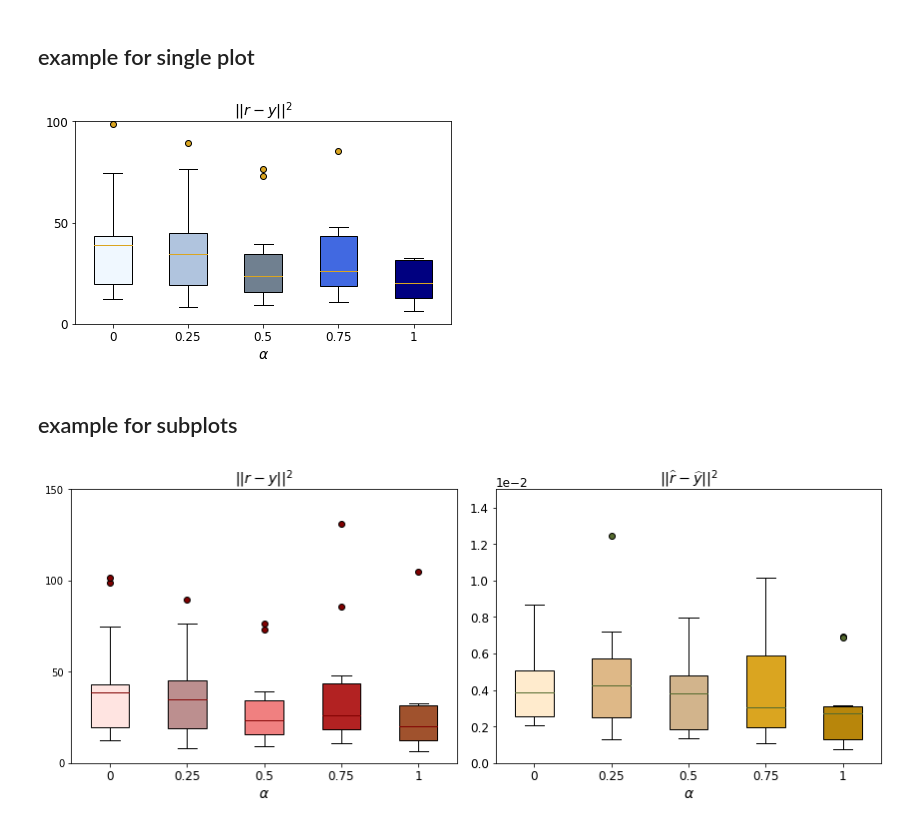
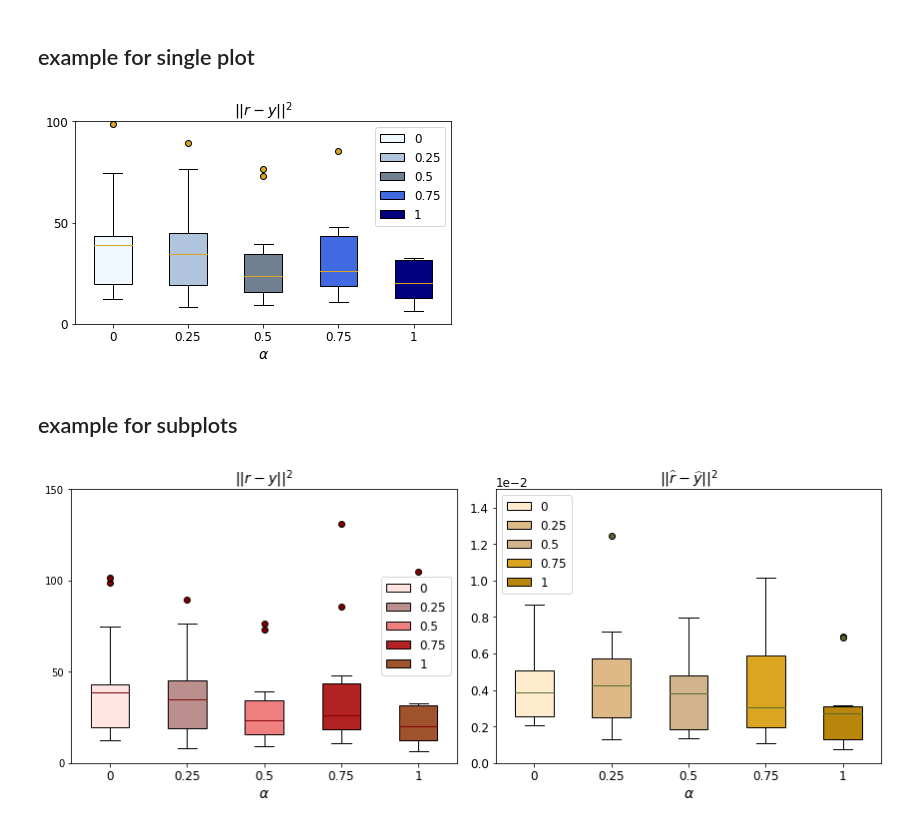
Before and after one commit to code2320/sensorimotor_fusion, a Jupyter notebook: analysis/Fusion analysis/example_plot.ipynb, the cells around one changed output. Saved outputs shown, nothing was run; the diff lists cells and outputs as text; code cells hidden in the pictures.

Commit message:
added legend

```diff
--- a/analysis/Fusion analysis/example_plot.ipynb
+++ b/analysis/Fusion analysis/example_plot.ipynb
@@ -217,24 +217,25 @@ MSEfvalues_ = [MSEfvalues[5],MSEfvalues[3],MSEfvalues[2],MSEfvalues[4],MSEfvalue
 # %%
 labels = ['0','0.25','0.5','0.75','1'] #slider : EMG
 boxcolors = ['aliceblue', 'lightsteelblue','slategrey','royalblue', 'navy']
 datas = MSEtvalues_
 yticks = [0.,50,100]
 
 bplot = plt.boxplot(datas, widths = 0.5,patch_artist=True,labels=labels, showfliers=True)
 for patch, color in zip(bplot['boxes'], boxcolors): # fill with colors
     patch.set_facecolor(color)
 for median in bplot['medians']:
     median.set(color = 'goldenrod', linewidth = 1)
 for flier in bplot['fliers']:
         flier.set(markerfacecolor = 'goldenrod')
 plt.xlabel(r'$\alpha$',fontsize = 14) #add x axis labels
 plt.ylim(0,100) # set y axis limit
 plt.yticks(yticks) #set y axis ticks
 plt.title(r'$||r-y||^2$')
 plt.tight_layout()
+plt.legend(bplot['boxes'], labels)
 plt.show()
 # %% [output]
-[figure, old version]
+[figure, new version]
 # %% [markdown]
 ## example for subplots
 # %%
@@ -274,10 +275,9 @@ for j in [0,1]: #for loop for each subplot
             median.set(color = 'darkolivegreen', linewidth = 1)
         for flier in bplot['fliers']:
             flier.set(markerfacecolor = 'darkolivegreen')
-
     ax.title.set_text(titles[j]) #set subplot title
-
+    ax.legend(bplot['boxes'], labels, location)
 plt.tight_layout()
 plt.show()
 # %% [output]
-[figure, old version]
+[figure, new version]
```
